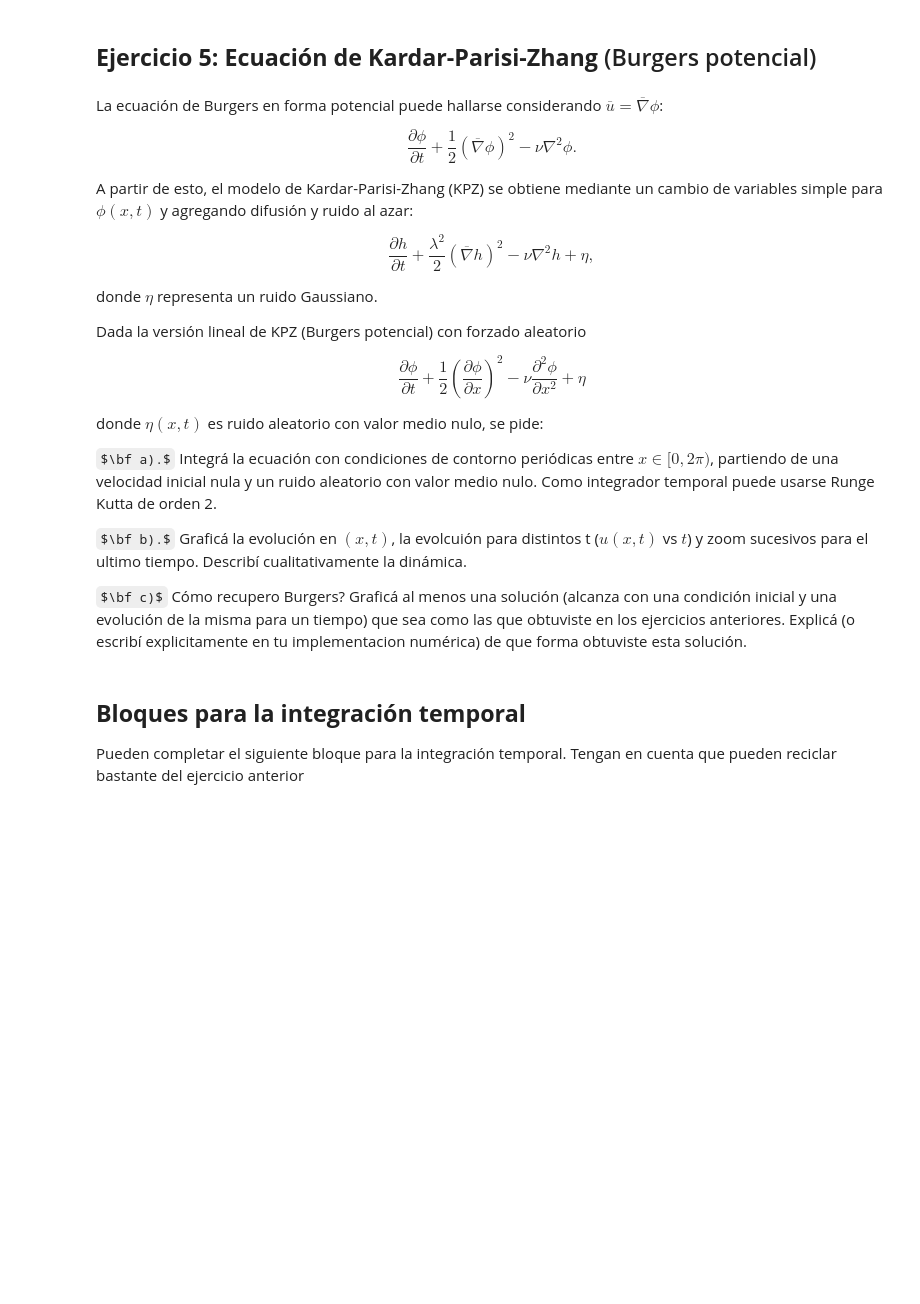
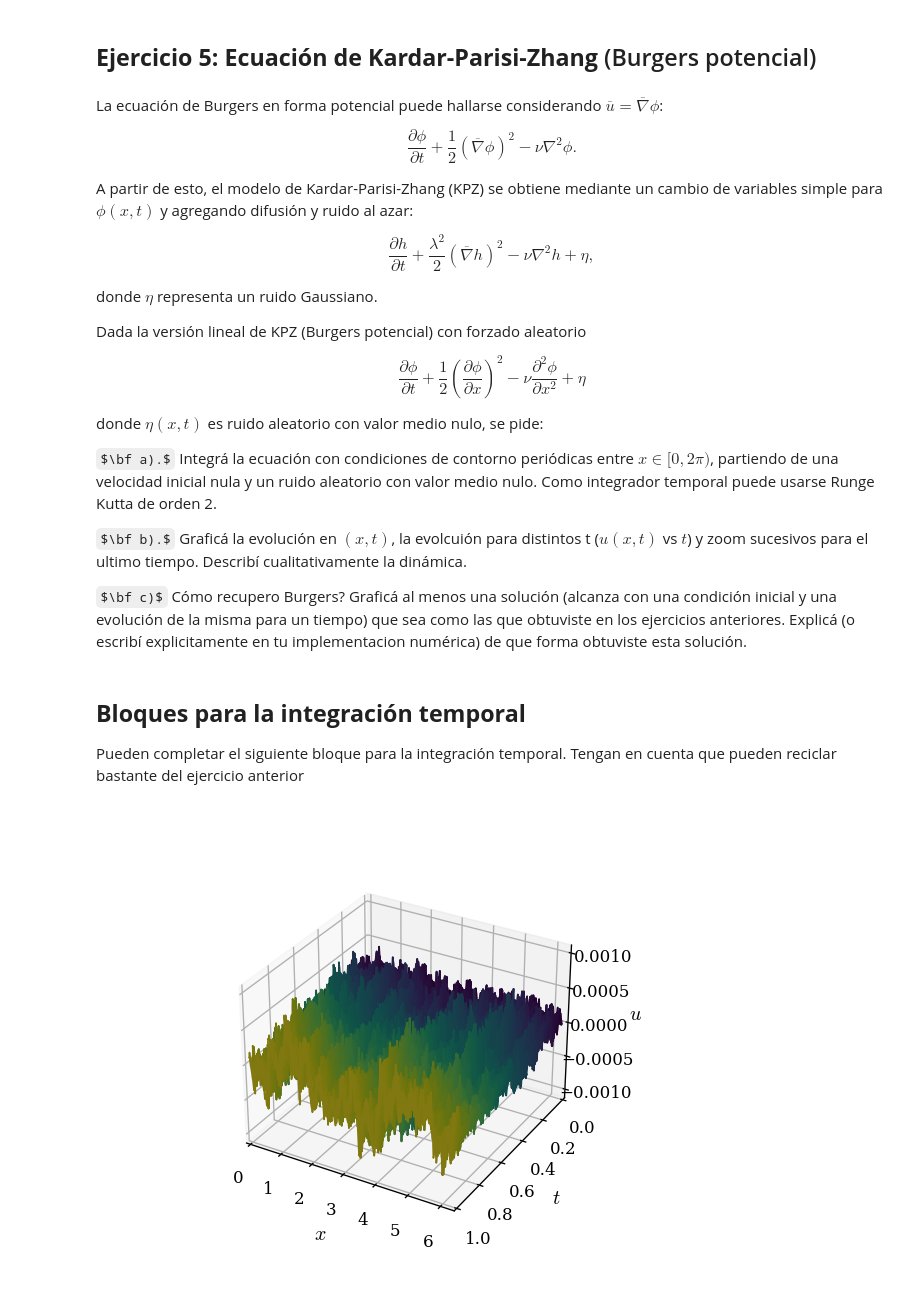
Before and after one commit to agustinbrusco/Sistemas_Complejos, a Jupyter notebook: guias/Guia2.ipynb, the cells around one changed output. Cells and saved outputs as stored; diff of their text form; code cells hidden in the pictures; some formulas as TeX source; blank space fills up the shorter version.

Commit message:
primer implementación KPZ pseudoespectral

```diff
--- a/guias/Guia2.ipynb
+++ b/guias/Guia2.ipynb
@@ -815,13 +882,13 @@ plt.close("all")
 La ecuación de Burgers en forma potencial puede hallarse considerando $\overline{u} = \overline{\nabla}\phi$:
 
 \begin{equation*}
-    \frac{\partial \phi}{\partial t} + \frac{1}{2}(\overline{\nabla}\phi)^2 - \nu \nabla^2 \phi.
+    \frac{\partial \phi}{\partial t} + \frac{1}{2}\left(\overline{\nabla}\phi\right)^2 - \nu \nabla^2 \phi.
 \end{equation*}
 
 A partir de esto, el modelo de Kardar-Parisi-Zhang (KPZ) se obtiene mediante un cambio de variables simple para $\phi(x,t)$ y agregando difusión y ruido al azar:
 
 \begin{equation*}
-    \frac{\partial h}{\partial t} + \frac{\lambda^2}{2}(\overline{\nabla}h)^2 - \nu \nabla^2 h + \eta,
+    \frac{\partial h}{\partial t} + \frac{\lambda^2}{2}\left(\overline{\nabla}h\right)^2 - \nu \nabla^2 h + \eta,
 \end{equation*}
 
 donde $\eta$ representa un ruido Gaussiano.
@@ -829,7 +896,7 @@ donde $\eta$ representa un ruido Gaussiano.
 Dada la versión lineal de KPZ (Burgers potencial) con forzado aleatorio
 
 \begin{equation*}
-    \frac{\partial \phi}{\partial t} +  \frac{1}{2}(\frac{\partial \phi}{\partial x})^2-\nu \frac{\partial^2 \phi}{\partial x^2}+\eta
+    \frac{\partial \phi}{\partial t} +  \frac{1}{2}\left(\frac{\partial \phi}{\partial x}\right)^2-\nu \frac{\partial^2 \phi}{\partial x^2}+\eta
 \end{equation*}
 
 donde $\eta(x,t)$ es ruido aleatorio con valor medio nulo, se pide:
@@ -874 +947,32 @@ def compute_random(N):
     return out
+# %%
+# Defino mis puntos en el espacio real y los modos para el espacio de Fourier
+nx = 512
+tf = 1
+dt = 1e-3
+L = 2 * np.pi
+
+x_vals = np.linspace(0, L, nx, endpoint=True)  # Coordenada espacial en [0,2*pi]
+t_vals = np.arange(0, tf + dt/2, dt)  # Tiempo
+nt = t_vals.size
+# Números de onda ordenados como en la FFT
+k_vals = np.fft.rfftfreq(nx, d=(x_vals[1] - x_vals[0])) * 2 * np.pi
+# %%
+nu = 1e-2
+phi = np.empty([nx, nt])  # Array con el potencial
+# phi[:, 0] = np.sin(2*np.pi*x_vals/L)  # CI: senoidal pura
+# phi[:, 0] = np.sin(x_vals) + np.sin(20*x_vals)/20 - np.cos(x_vals)  # CI: suma de armónicas
+# phi[:, 0] = np.exp(- (x_vals - L/2)**2 / 0.5**2)  # CI: gaussiana
+phi[:, 0] = 0  # CI: constantemente cero
+
+# Aplico el método de Euler para la integración temporal
+for n in range(nt - 1):
+    phi[:, n+1] = evol(phi[:, n], k_vals, nu, nx, dt)
+# %%
+%matplotlib widget
+fig, ax, v_cmap = plot_3d_evolution(x_vals, t_vals, phi, cmap_name="viridis")
+fig.set_label("Evolución de la Ecuación de Burgers mediante Método Pseudoespectral")
+# fig.suptitle(r"$u(x, 0) = \cos(x) + \cos(2x) + sin(x)$")
+plt.show()
+# %% [output]
+[figure, added]
```
Also changed, not shown: parts of 9 cells of this notebook.
